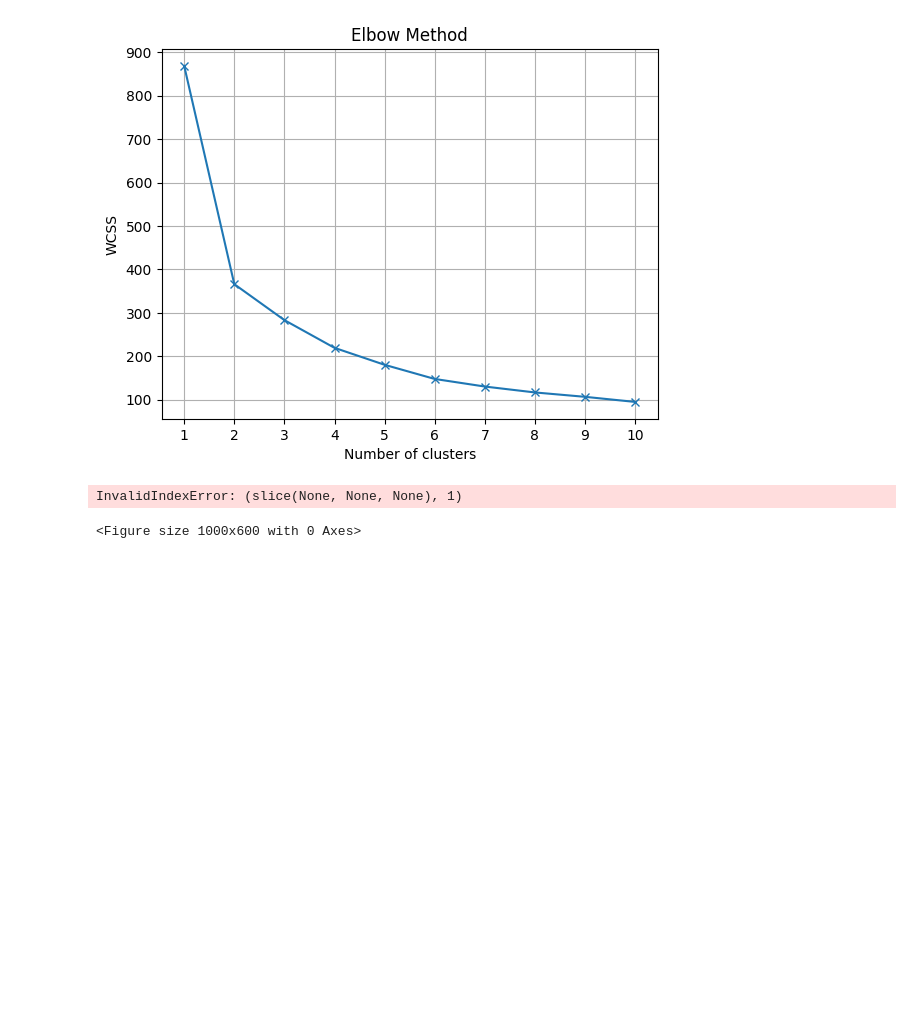
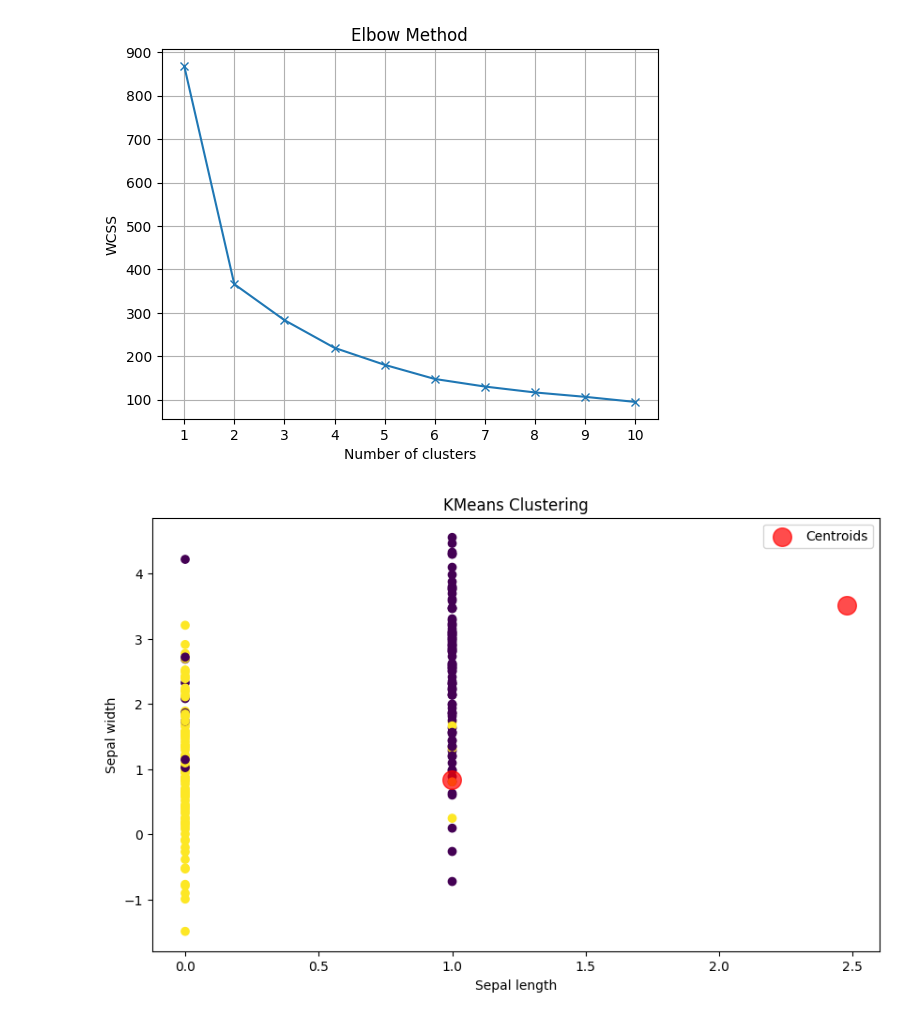
Before and after one commit to Kostiantyn-Liapkalo/K-means_PCA, a Jupyter notebook: hw_6_metod_too.ipynb, the cells around one changed output. Drawn from its saved outputs; the diff is of its cells as text; code cells hidden in the pictures; blank space fills up the shorter version.

```diff
--- a/hw_6_metod_too.ipynb
+++ b/hw_6_metod_too.ipynb
@@ -54,27 +54,31 @@ plt.show()
 # %% [output]
 [figure]
 # %%
+import matplotlib.pyplot as plt
+
 kmeans = KMeans(n_clusters=2, init='k-means++', max_iter=300, n_init=10, random_state=0)
 pred_y = kmeans.fit_predict(df_2d)
 
+# Зріз даних з датафрейму, наприклад, виберемо стовпці з індексами 1 та 2 і весь датафрейм
+subset = df_2d.iloc[:, [1, 2]]
+
 # Створюємо графік розсіювання з мітками і легендою
 plt.figure(figsize=(10,6))
-plt.scatter(df_2d[:, 1], df_2d[:, 2], c=pred_y, cmap='viridis')
+plt.scatter(df_2d.iloc[:, 0], df_2d.iloc[:, 1], c=pred_y, cmap='viridis')
 
 # Побудова центрів кластерів
 centers = kmeans.cluster_centers_
 plt.scatter(centers[:, 1], centers[:, 2], c='red', s=200, alpha=0.7, label='Centroids')
 
 # Додамо мітки для осей
 plt.title('KMeans Clustering')
 plt.xlabel('Sepal length')
 plt.ylabel('Sepal width')
 
 # Додамо легенду
 plt.legend()
 
 # Виводимо графік
 plt.show()
 # %% [output]
-InvalidIndexError: (slice(None, None, None), 1)
-<Figure size 1000x600 with 0 Axes>
+[figure, added]
```
